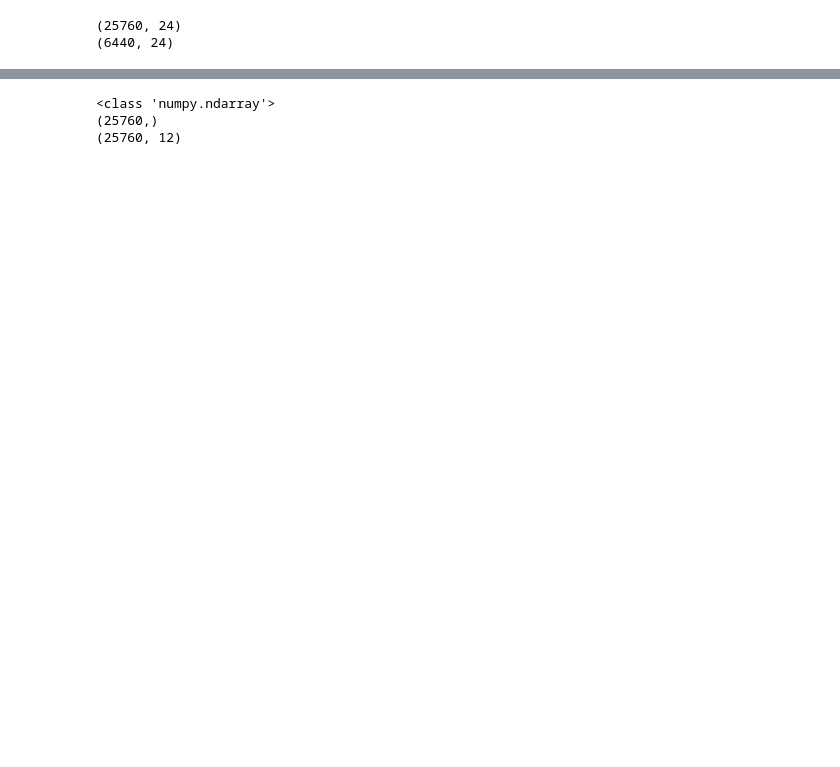
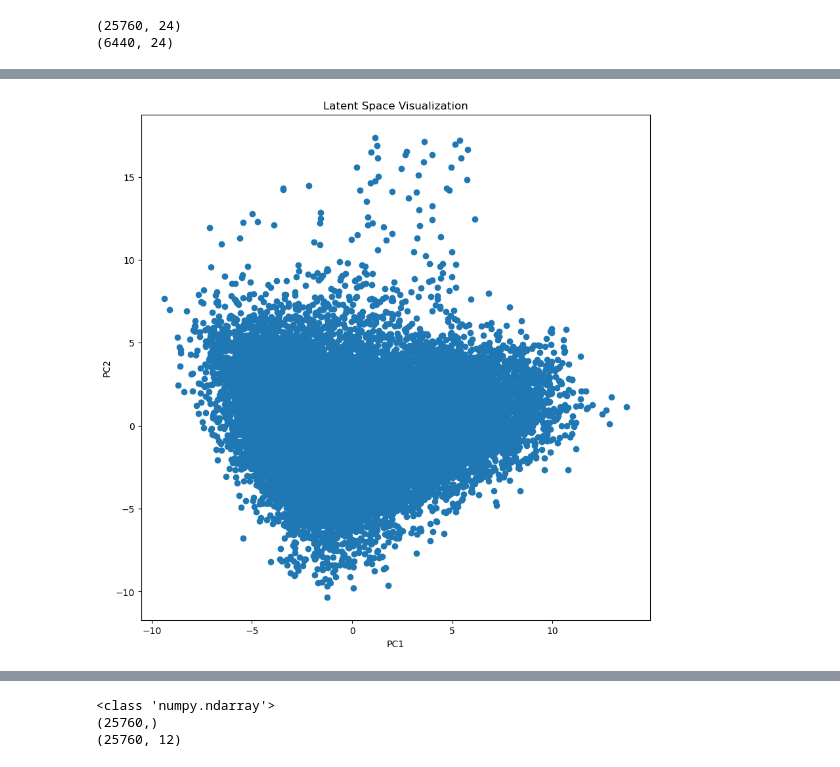
Before and after one commit to EliasLMann/contextRec, a Jupyter notebook: search_recommend.ipynb, the cells around one changed output, grey strips where cells are left out. Drawn from its saved outputs; the diff is of its cells as text; code cells hidden in the pictures; blank space fills up the shorter version.

```diff
--- a/search_recommend.ipynb
+++ b/search_recommend.ipynb
@@ -353,0 +364,17 @@ Text(0, 0.5, 'Loss')
+# %%
+latent_space, _, _ = encoder.predict(X_train_embedding)
+print(latent_space.shape)
+
+#visualize the latent space with principal component analysis
+pca = PCA(n_components=2)
+pca.fit(latent_space)
+latent_space_pca = pca.transform(latent_space)
+
+#plot the latent space
+plt.figure(figsize=(10, 10))
+plt.scatter(latent_space_pca[:, 0], latent_space_pca[:,1])
+plt.xlabel('PC1')
+plt.ylabel('PC2')
+plt.title('Latent Space Visualization')
+plt.show()
+# %% [output]
@@ -353,0 +383 @@ Text(0, 0.5, 'Loss')
+[figure, added]
```
Also changed, not shown: parts of 13 cells of this notebook.
